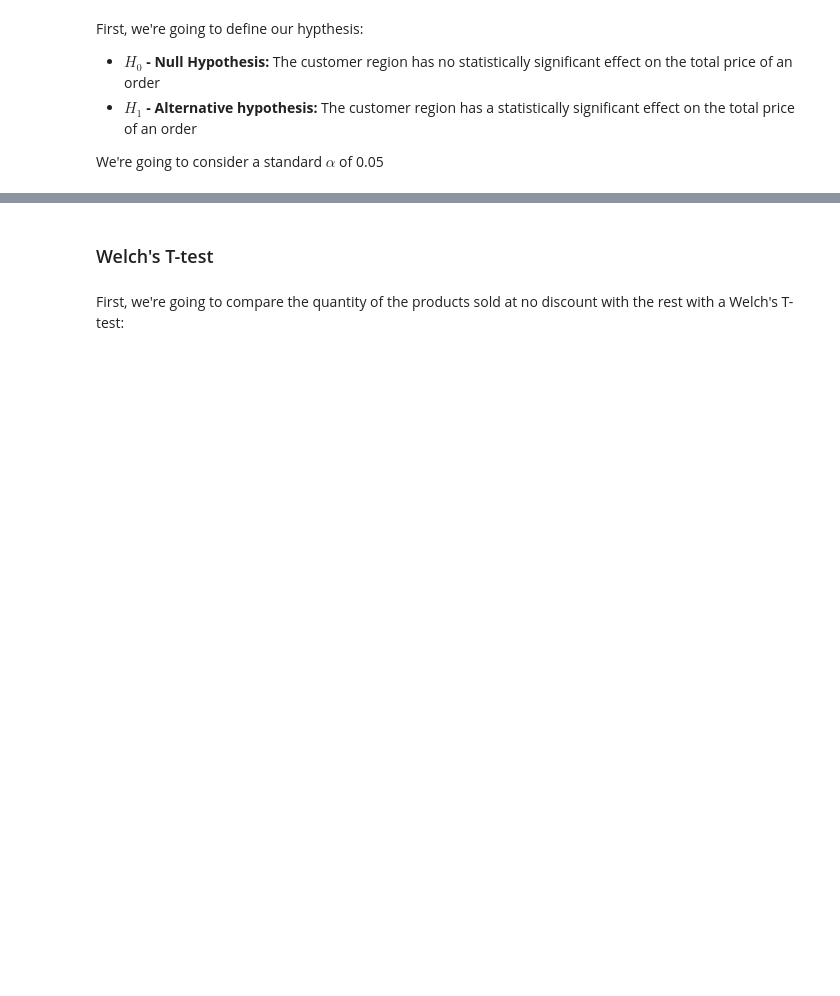
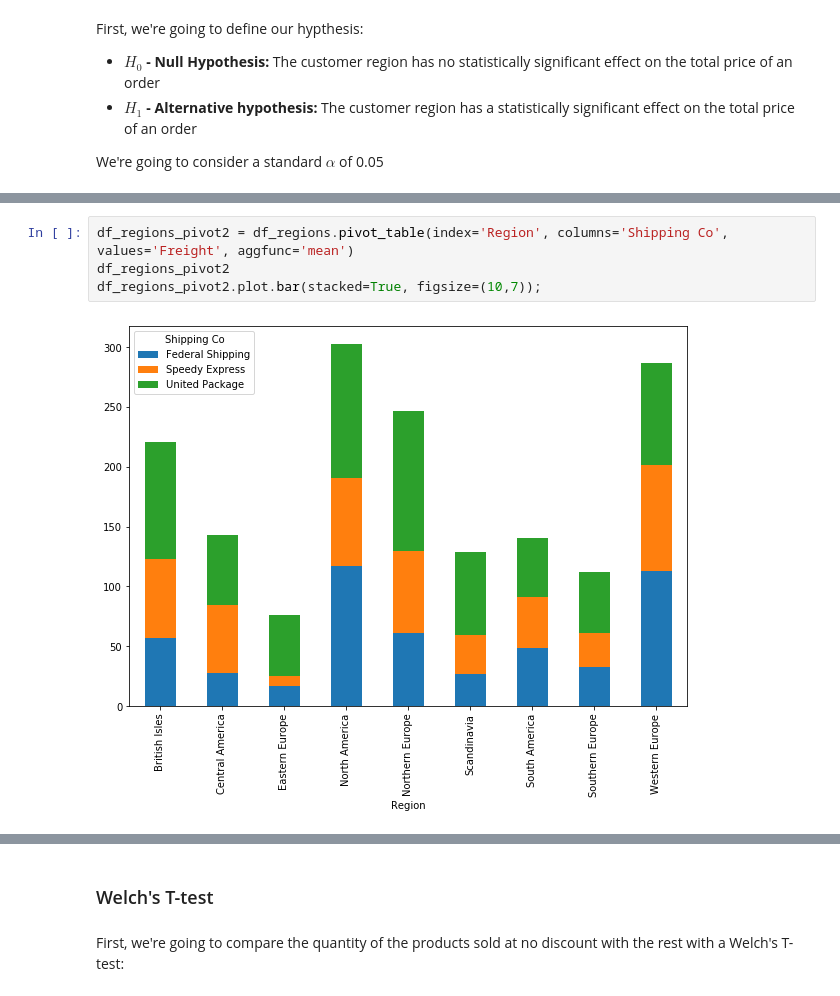
Before and after one commit to bartomolina/dsmod3project, a Jupyter notebook: student.ipynb, the cells around one changed output, grey strips where cells are left out. Drawn from its saved outputs; the diff is of its cells as text; blank space fills up the shorter version.

```diff
--- a/student.ipynb
+++ b/student.ipynb
@@ -209,0 +284,6 @@ Let's load the information from the order details into a dataframe in order to f
+# %%
+df_regions_pivot2 = df_regions.pivot_table(index='Region', columns='Shipping Co', values='Freight', aggfunc='mean')
+df_regions_pivot2
+df_regions_pivot2.plot.bar(stacked=True, figsize=(10,7));
+# %% [output]
+[figure, added]
```
Also changed, not shown: parts of 14 cells of this notebook.
